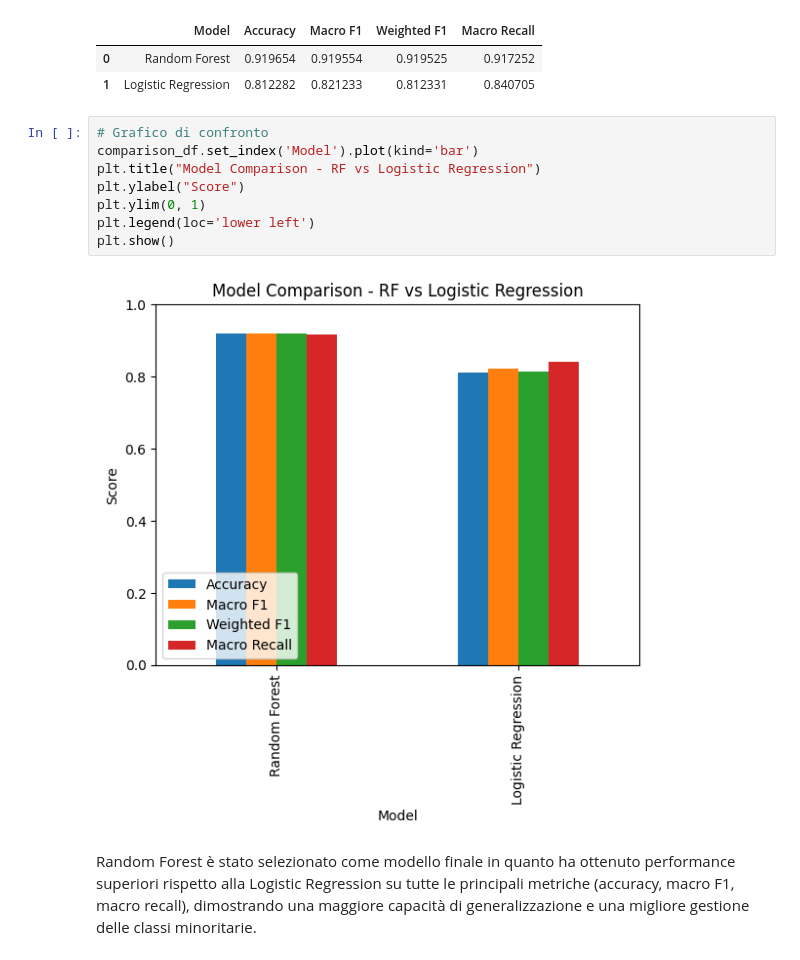
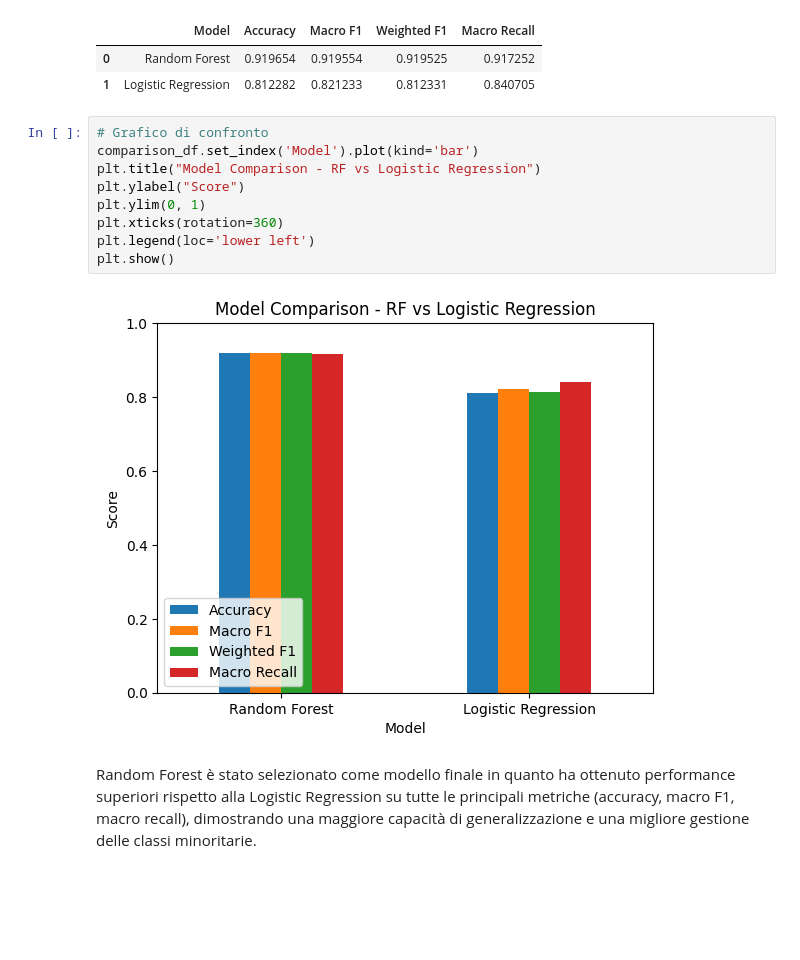
Before and after one commit to PlayMoodify/PlayMoodify.model, a Jupyter notebook: Project.ipynb, the cells around one changed output. Drawn from its saved outputs; the diff is of its cells as text; blank space fills up the shorter version.

Commit message:
fix: visualizzazione grafica delle performance dei modelli

```diff
--- a/Project.ipynb
+++ b/Project.ipynb
@@ -592,13 +592,14 @@ comparison_df
 # %%
 # Grafico di confronto
 comparison_df.set_index('Model').plot(kind='bar')
 plt.title("Model Comparison - RF vs Logistic Regression")
 plt.ylabel("Score")
 plt.ylim(0, 1)
+plt.xticks(rotation=360)
 plt.legend(loc='lower left')
 plt.show()
 # %% [output]
-[figure, old version]
+[figure, new version]
 # %% [markdown]
 Random Forest è stato selezionato come modello finale in quanto ha ottenuto performance superiori rispetto alla Logistic Regression su tutte le principali metriche (accuracy, macro F1, macro recall), dimostrando una maggiore capacità di generalizzazione e una migliore gestione delle classi minoritarie.
 # %% [markdown]
```
